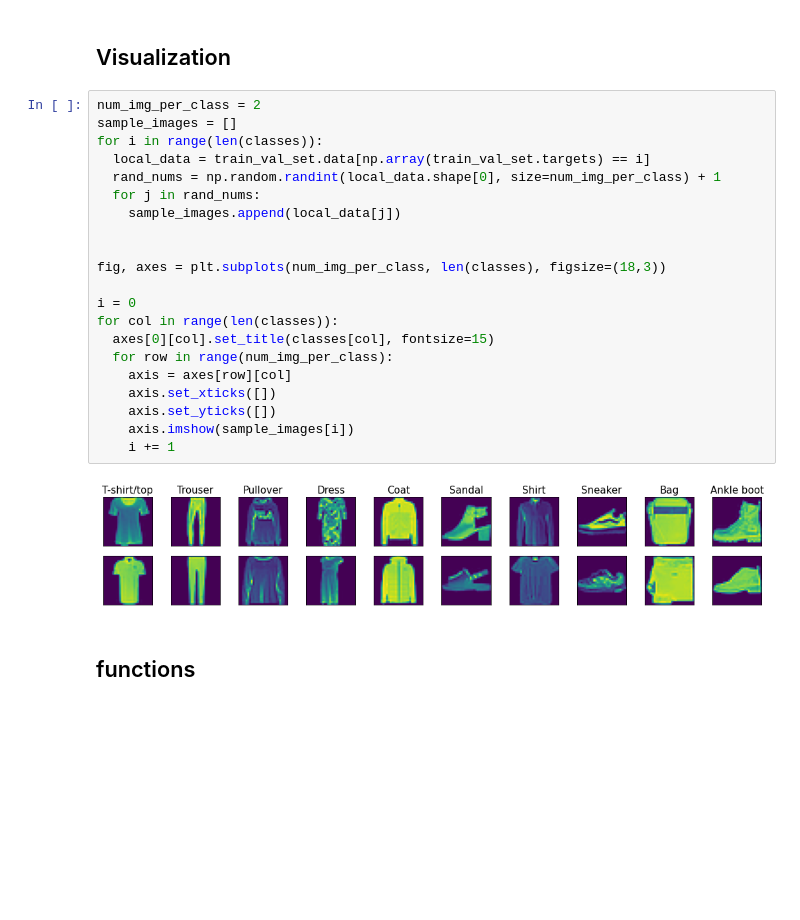
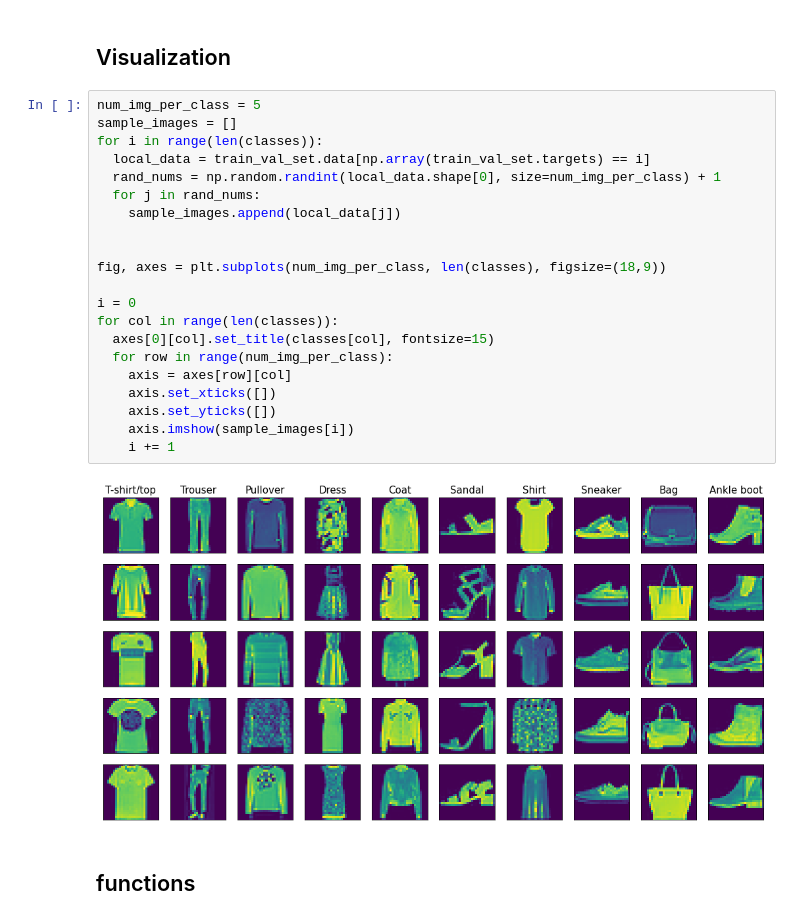
Before and after one commit to alinourian/DeepLearning-Sharif-HWs, a Jupyter notebook: HW02/DL2022_HW2_P1_98102527.ipynb, the cells around one changed output. Cells and saved outputs as stored; diff of their text form; blank space fills up the shorter version.

```diff
--- a/HW02/DL2022_HW2_P1_98102527.ipynb
+++ b/HW02/DL2022_HW2_P1_98102527.ipynb
@@ -79,28 +96,28 @@ classes = ['T-shirt/top', 'Trouser', 'Pullover', 'Dress', 'Coat', 'Sandal', 'Shi
 # %% [markdown]
 ## Visualization
 # %%
-num_img_per_class = 2
+num_img_per_class = 5
 sample_images = []
 for i in range(len(classes)):
   local_data = train_val_set.data[np.array(train_val_set.targets) == i]
   rand_nums = np.random.randint(local_data.shape[0], size=num_img_per_class) + 1
   for j in rand_nums:
     sample_images.append(local_data[j])
 
 
-fig, axes = plt.subplots(num_img_per_class, len(classes), figsize=(18,3))
+fig, axes = plt.subplots(num_img_per_class, len(classes), figsize=(18,9))
 
 i = 0
 for col in range(len(classes)):
   axes[0][col].set_title(classes[col], fontsize=15)
   for row in range(num_img_per_class):
     axis = axes[row][col]
     axis.set_xticks([])
     axis.set_yticks([])
     axis.imshow(sample_images[i])
     i += 1
 # %% [output]
-[figure, old version]
+[figure, new version]
 # %% [markdown]
 ## functions
 # %%
```
Also changed, not shown: parts of 9 cells of this notebook.
